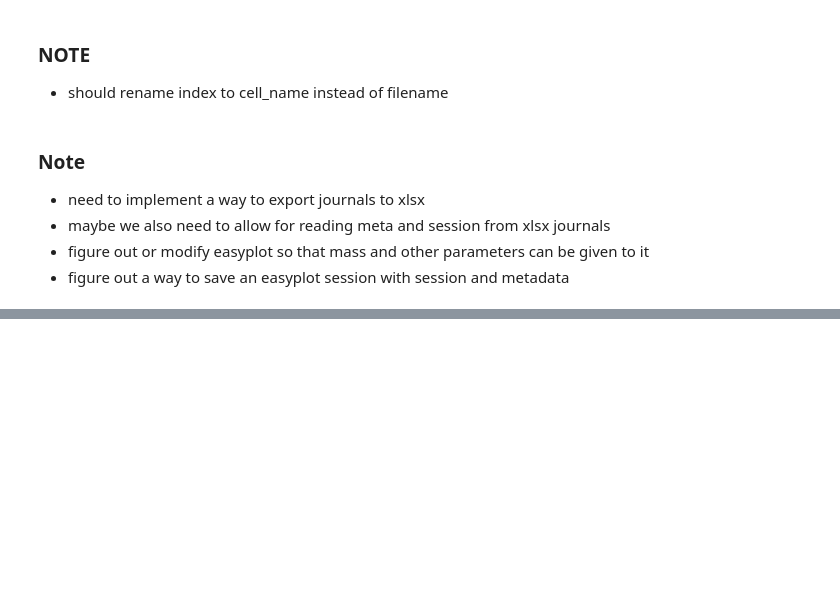
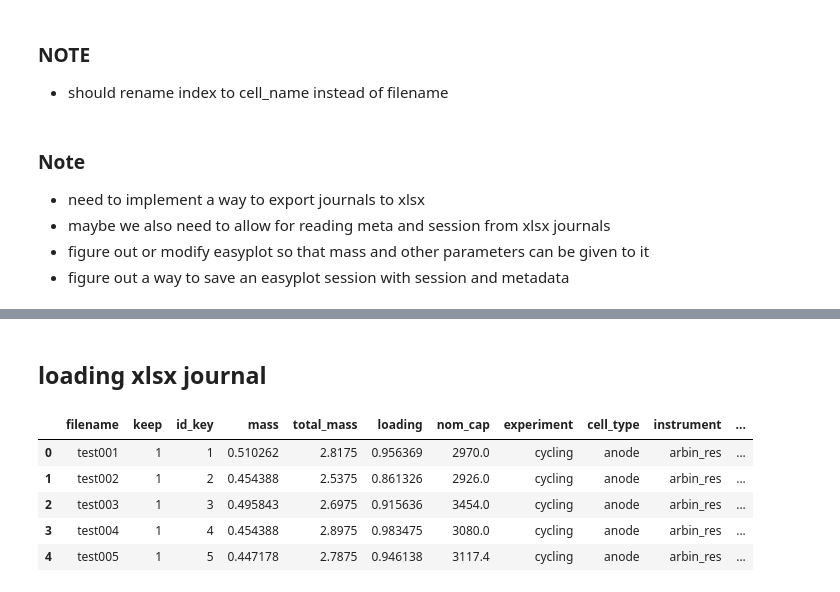
Before and after one commit to jepegit/cellpy, a Jupyter notebook: dev_utils/easyplot/EasyPlot_Dev.ipynb, the cells around one changed output, grey strips where cells are left out. Saved outputs shown, nothing was run; the diff lists cells and outputs as text; code cells hidden in the pictures; blank space fills up the shorter version.

Commit message:
easyplot journal implemented

```diff
--- a/dev_utils/easyplot/EasyPlot_Dev.ipynb
+++ b/dev_utils/easyplot/EasyPlot_Dev.ipynb
@@ -64,0 +171,2 @@ j.to_file(outfile, to_project_folder=False)
+# %%
+session = pd.concat([df_bad_cycle_numbers, df_bad_cells, df_notes], axis=1, keys=["bad_cycle_number", "bad_cells", "notes"])
@@ -64,0 +185,16 @@ j.to_file(outfile, to_project_folder=False)
+# %%
+file_name = Path("out.xlsx")
+# %%
+pages = j.pages
+# %%
+# saving journal to xlsx
+try:
+    with pd.ExcelWriter(file_name, mode="w", engine="openpyxl") as writer:
+        pages.to_excel(writer, sheet_name="pages", engine="openpyxl")
+        # no index is not supported for multi-index (update to index=False when pandas implements it):
+        session.to_excel(writer, sheet_name="session", engine="openpyxl")
+        df_meta.to_excel(writer, sheet_name="meta", engine="openpyxl", index=False)
+except PermissionError as e:
+    print(f"Could not load journal to xlsx ({e})")
+# %% [markdown]
+## loading xlsx journal
@@ -64,0 +204,17 @@ j.to_file(outfile, to_project_folder=False)
+# %%
+# loading journal from xlsx: pages
+temporary_directory = tempfile.mkdtemp()
+temporary_file_name = shutil.copy(file_name, temporary_directory)
+try:
+    pages2 = pd.read_excel(temporary_file_name, sheet_name="pages", engine="openpyxl")
+except PermissionError as e:
+    print(f"Could not load journal to xlsx ({e})")
+
+pages2
+# %% [output]
+|  | filename | keep | id_key | mass | total_mass | loading | nom_cap | experiment | cell_type | instrument | ... |
+| 0 | test001 | 1 | 1 | 0.510262 | 2.8175 | 0.956369 | 2970.0 | cycling | anode | arbin_res | ... |
+| 1 | test002 | 1 | 2 | 0.454388 | 2.5375 | 0.861326 | 2926.0 | cycling | anode | arbin_res | ... |
+| 2 | test003 | 1 | 3 | 0.495843 | 2.6975 | 0.915636 | 3454.0 | cycling | anode | arbin_res | ... |
+| 3 | test004 | 1 | 4 | 0.454388 | 2.8975 | 0.983475 | 3080.0 | cycling | anode | arbin_res | ... |
+| 4 | test005 | 1 | 5 | 0.447178 | 2.7875 | 0.946138 | 3117.4 | cycling | anode | arbin_res | ... |
```
Also changed, not shown: parts of 36 cells of this notebook, 8 other files.
